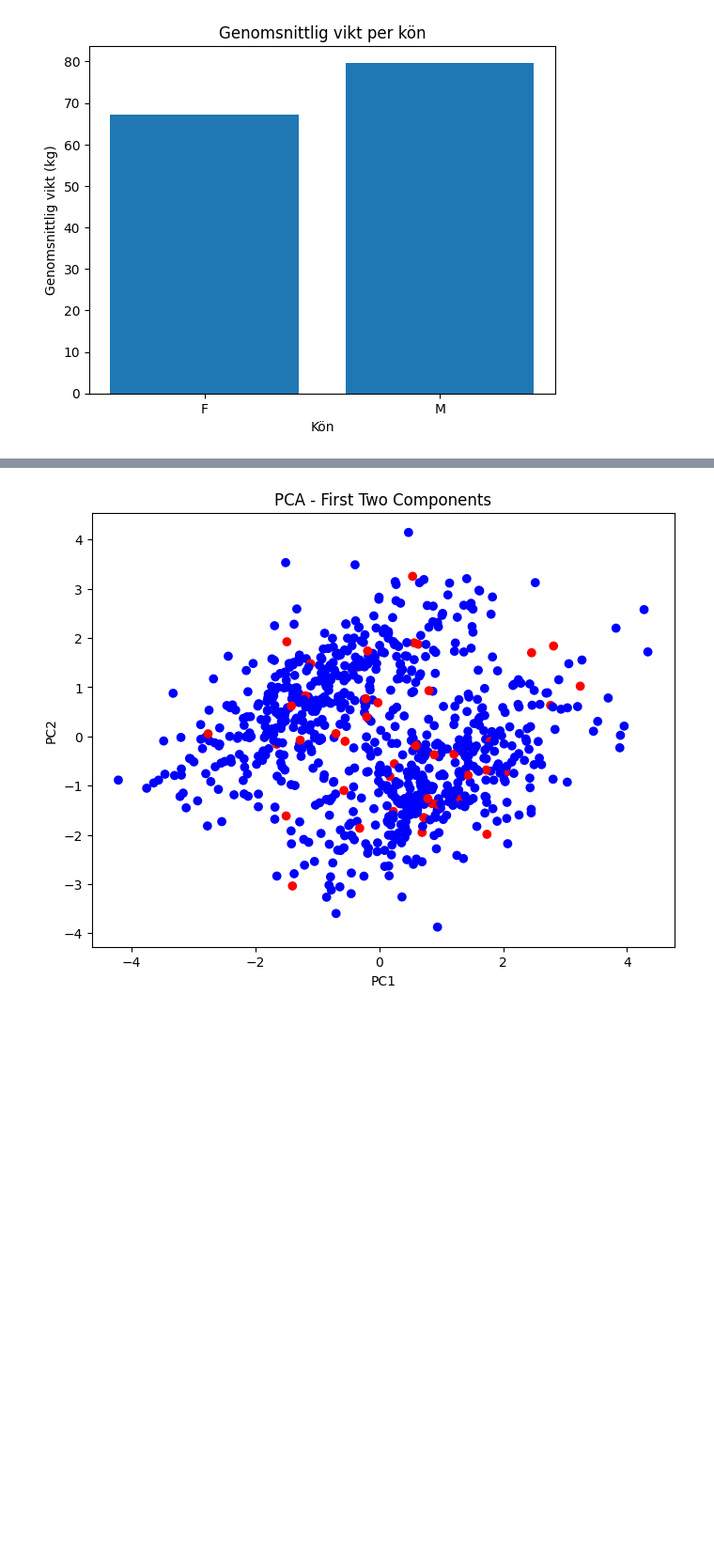
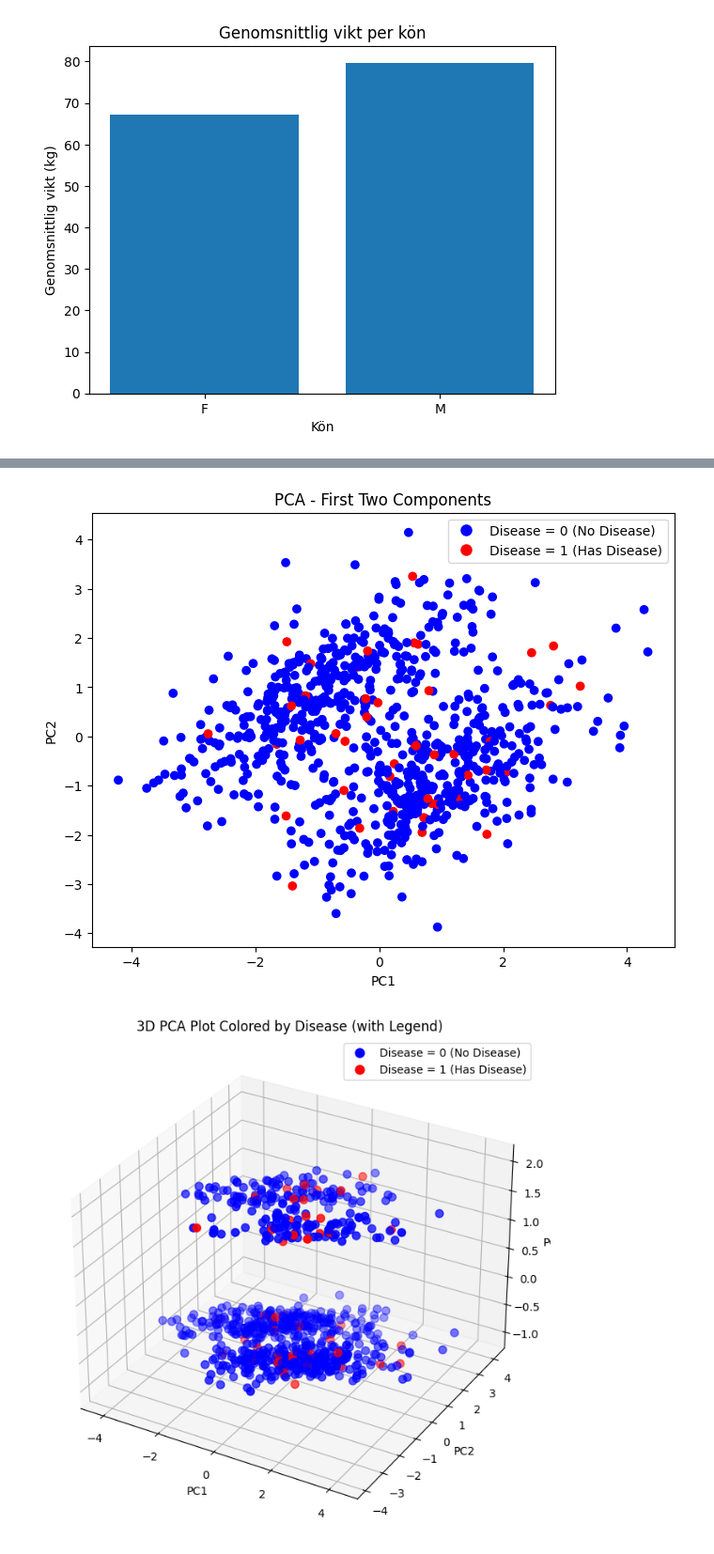
Before and after one commit to MstAnarkoli/Data-Science-Project_health-study, a Jupyter notebook: notebooks/report.ipynb, the cells around one changed output, grey strips where cells are left out. Shown: that part at 94% size. Saved outputs shown, nothing was run; the diff lists cells and outputs as text; code cells hidden in the pictures; blank space fills up the shorter version.

```diff
--- a/notebooks/report.ipynb
+++ b/notebooks/report.ipynb
@@ -49,39 +51,5 @@ Model: BP = age * slope + intercept
 # %%
-import pandas as pd
-from sklearn.preprocessing import StandardScaler
-from sklearn.decomposition import PCA
-import matplotlib.pyplot as plt
-
-# Load data
-data = pd.read_csv('..\\data\\health_study_dataset.csv')  # Replace with your file path
-
-# Encode categorical variables
-data['sex'] = data['sex'].map({'F': 0, 'M': 1})
-data['smoker'] = data['smoker'].map({'No': 0, 'Yes': 1})
-
-# Select numeric columns for PCA
-features = ['age', 'sex', 'height', 'weight', 'systolic_bp', 'cholesterol', 'smoker']
-X = data[features]
-
-# Standardize
-scaler = StandardScaler()
-X_scaled = scaler.fit_transform(X)
-
-# PCA (2 components for visualization)
-pca = PCA(n_components=2)
-principal_components = pca.fit_transform(X_scaled)
-
-# Create a DataFrame for plotting
-pca_df = pd.DataFrame(data=principal_components, columns=['PC1', 'PC2'])
-pca_df['disease'] = data['disease']  # optional for coloring
-
-# Scatter plot to visualize clusters/patterns
-plt.figure(figsize=(8,6))
-colors = ['blue' if d == 0 else 'red' for d in pca_df['disease']]
-plt.scatter(pca_df['PC1'], pca_df['PC2'], c=colors)
-plt.xlabel('PC1')
-plt.ylabel('PC2')
-plt.title('PCA - First Two Components')
-plt.show()
+analyzer.pca_model()
 # %% [output]
-[figure, old version]
+[figure, new version]
+[figure, added]
```
Also changed, not shown: parts of 5 cells of this notebook, 1 other file.
